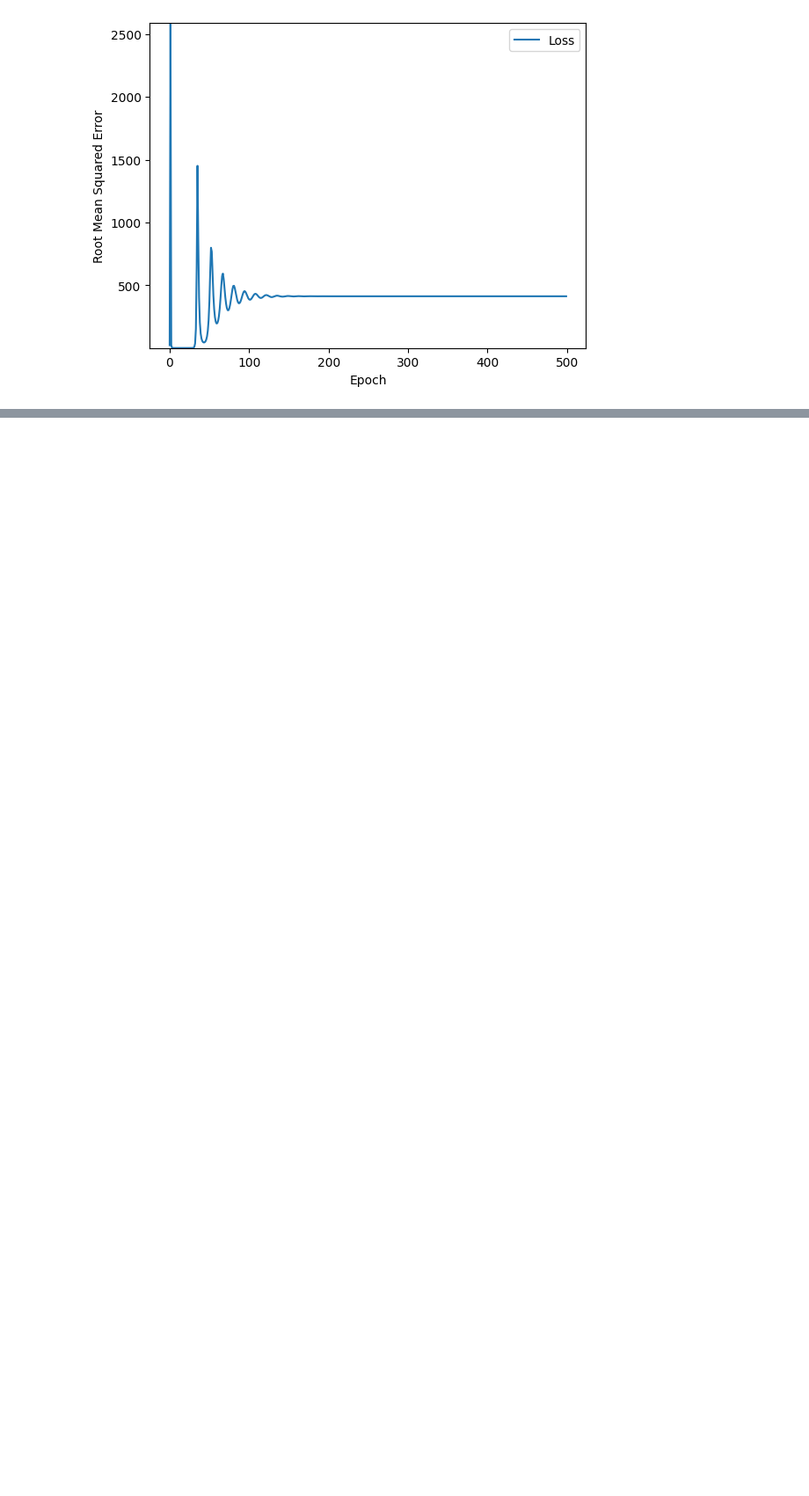
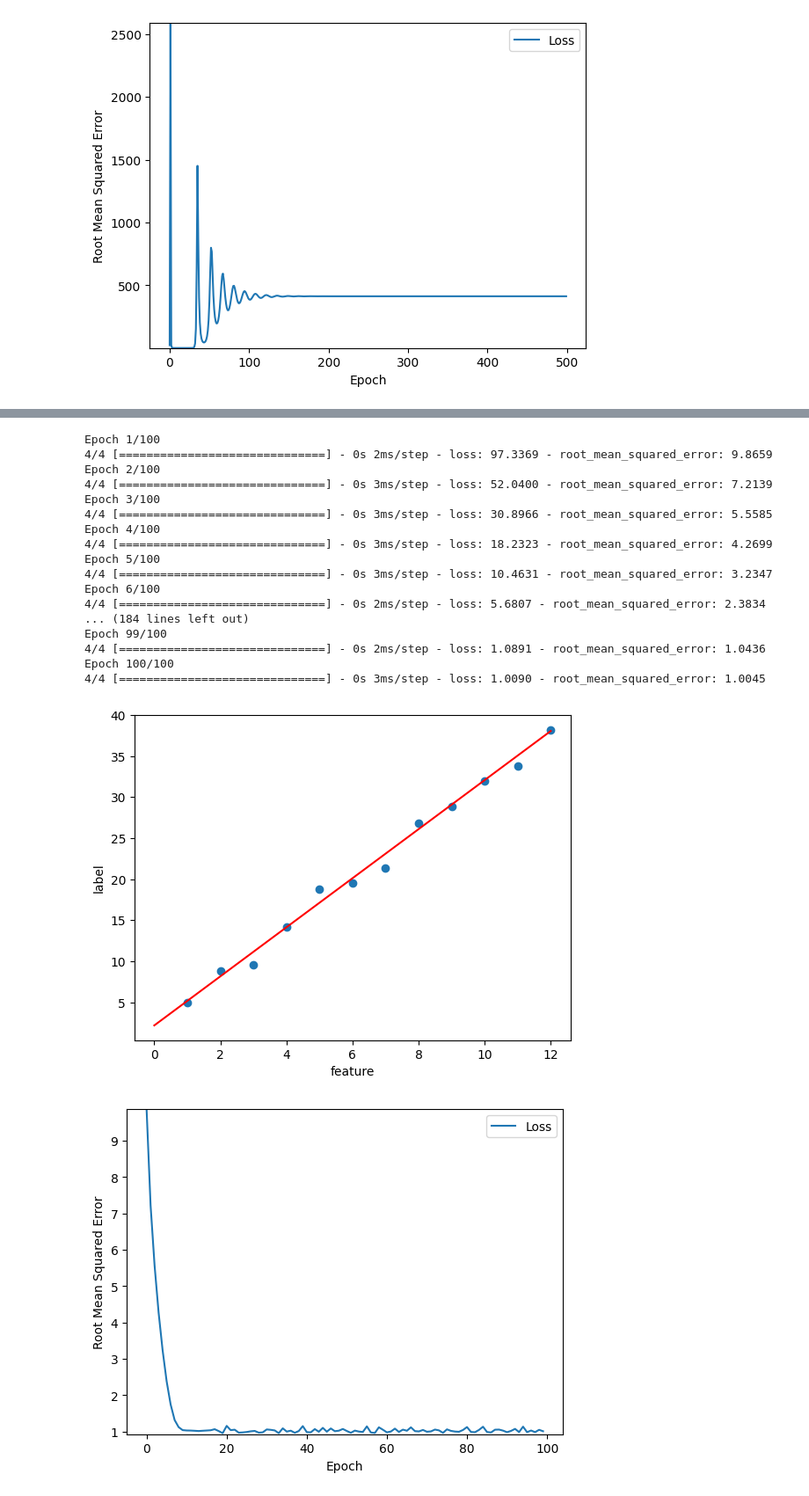
Before and after one commit to peg1163/Introduction_to_data_science, a Jupyter notebook: RLT.ipynb, the cells around one changed output, grey strips where cells are left out. Shown: that part at 88% size. Drawn from its saved outputs; the diff is of its cells as text; code cells hidden in the pictures; blank space fills up the shorter version.

```diff
--- a/test.ipynb
+++ b/RLT.ipynb
@@ -226,0 +348,33 @@ Epoch 500/500
+# %%
+my_feature = np.array([1.0, 2.0, 3.0, 4.0, 5.0, 6.0, 7.0, 8.0, 9.0, 10.0, 11.0, 12.0])
+my_label = np.array([5.0, 8.8, 9.6, 14.2, 18.8, 19.5, 21.4, 26.8, 28.9, 32.0, 33.8, 38.2])
+learning_rate = 0.05
+epochs = 100
+my_batch_size = 3
+
+my_model = build_model(learning_rate)
+trained_weight, trained_bias, epochs, rmse = train_model(my_model, my_feature,
+                                                         my_label, epochs,
+                                                         my_batch_size)
+plot_the_model(trained_weight, trained_bias, my_feature, my_label)
+plot_the_loss_curve(epochs, rmse)
+# %% [output]
+Epoch 1/100
+4/4 [==============================] - 0s 2ms/step - loss: 97.3369 - root_mean_squared_error: 9.8659
+Epoch 2/100
+4/4 [==============================] - 0s 3ms/step - loss: 52.0400 - root_mean_squared_error: 7.2139
+Epoch 3/100
+4/4 [==============================] - 0s 3ms/step - loss: 30.8966 - root_mean_squared_error: 5.5585
+Epoch 4/100
+4/4 [==============================] - 0s 3ms/step - loss: 18.2323 - root_mean_squared_error: 4.2699
+Epoch 5/100
+4/4 [==============================] - 0s 3ms/step - loss: 10.4631 - root_mean_squared_error: 3.2347
+Epoch 6/100
+4/4 [==============================] - 0s 2ms/step - loss: 5.6807 - root_mean_squared_error: 2.3834
+... (184 lines left out)
+Epoch 99/100
+4/4 [==============================] - 0s 2ms/step - loss: 1.0891 - root_mean_squared_error: 1.0436
+Epoch 100/100
+4/4 [==============================] - 0s 3ms/step - loss: 1.0090 - root_mean_squared_error: 1.0045
+[figure, added]
+[figure, added]
```
Also changed, not shown: parts of 11 cells of this notebook, 3 other files.
